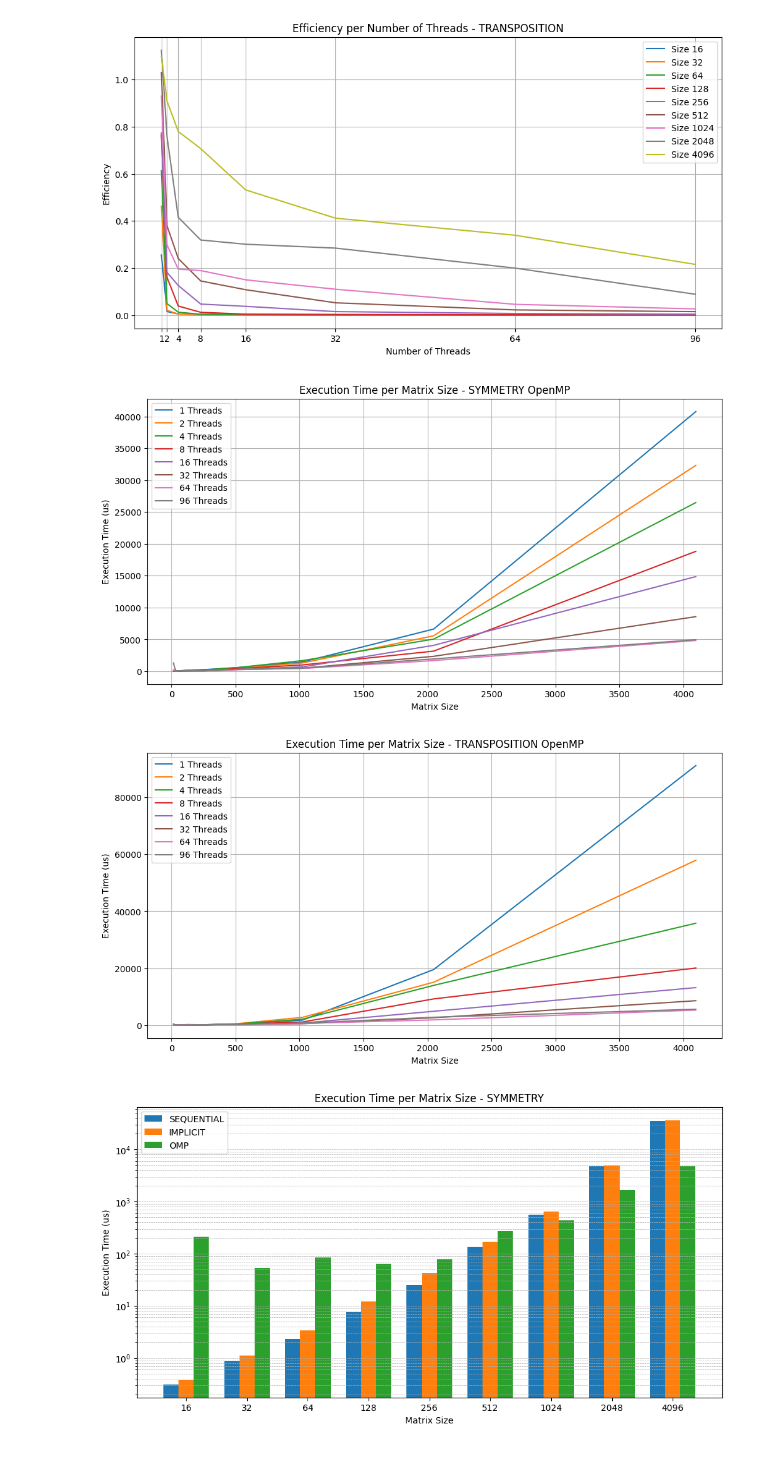
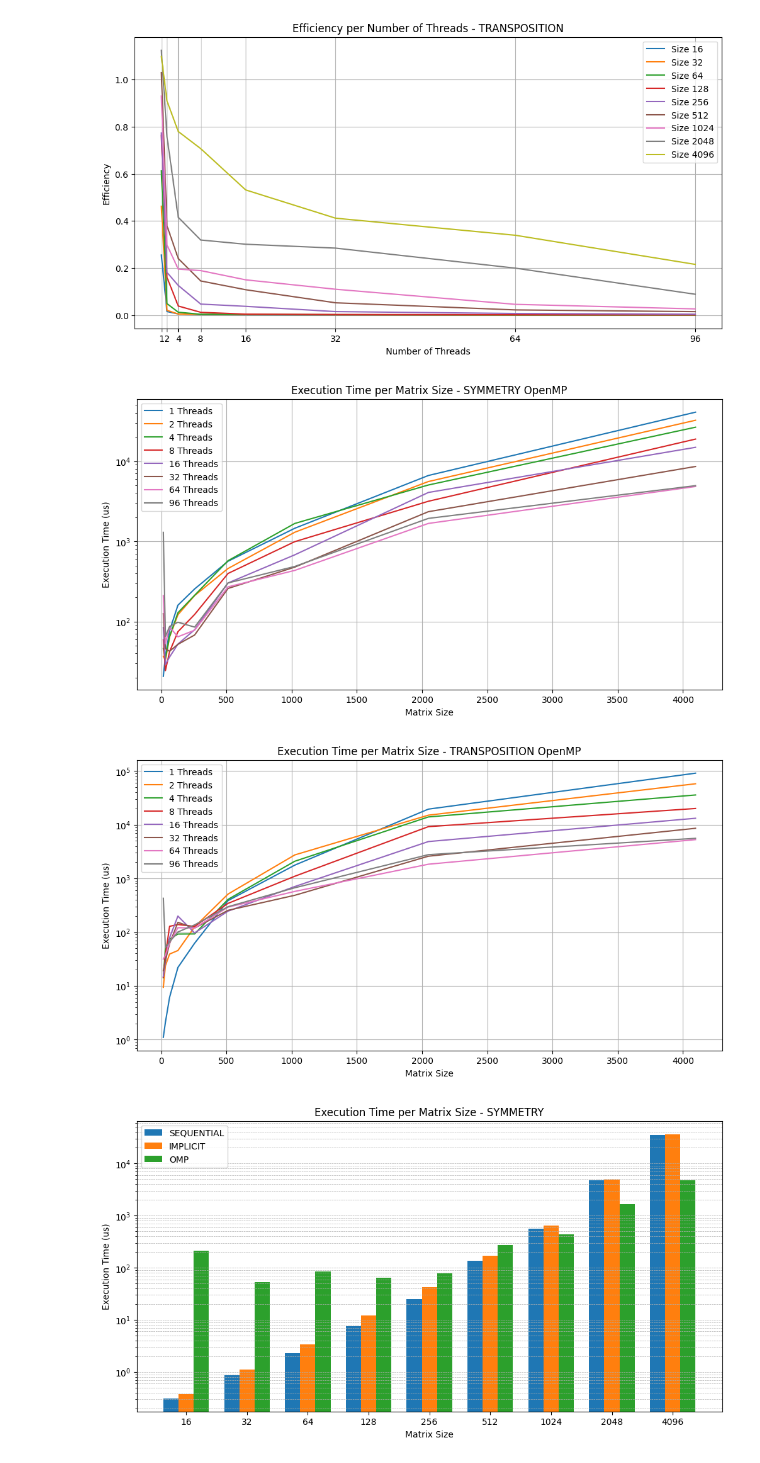
Before and after one commit to chiarasabaini/parco-homework, a Jupyter notebook: src/performance_analysis.ipynb, the cells around one changed output. Cells and saved outputs as stored; diff of their text form; code cells hidden in the pictures.

```diff
--- a/src/performance_analysis.ipynb
+++ b/src/performance_analysis.ipynb
@@ -149,6 +149,7 @@ def plot_exec_time_omp(df):
 
         plt.xlabel("Matrix Size")
         plt.ylabel("Execution Time (us)")
+        plt.yscale("log")
         plt.title(f"Execution Time per Matrix Size - {func} OpenMP")
         plt.legend()
         plt.grid(True)
@@ -166,34 +167,34 @@ def plot_barplot(df, title):
     bar_width = 2
     group_spacing = 2
     x_values = np.arange(len(df_by_thread["Matrix Size"].unique())) * (3 * bar_width + group_spacing)
 
     plt.figure(figsize=(12, 6))
     # use row index as x values
     plt.xticks(x_values, omp["Matrix Size"])
     plt.xlabel("Matrix Size")
     plt.ylabel("Execution Time (us)")
     plt.yscale("log")
     plt.title(f"Execution Time per Matrix Size - {title}")
     plt.bar(x_values - bar_width, seq["Execution Time"] * 1e6, bar_width, label=("SEQUENTIAL"))
     plt.bar(x_values, implicit["Execution Time"] * 1e6, bar_width, label=("IMPLICIT"))
     plt.bar(x_values + bar_width, omp["Execution Time"] * 1e6, bar_width, label=("OMP"))
     plt.legend()
     plt.grid(True, which='both', axis='y', ls="--", linewidth=0.5, zorder=0)
     plt.savefig(f"{output_path}/exec_time_{title}.png")
     # plt.show()
 
 def plot_execution_time(df):
     df_symmetry = df[df["Function"] == "SYMMETRY"]
     df_transposition = df[df["Function"] == "TRANSPOSITION"]
 
     plot_exec_time_omp(df_symmetry)
     plot_exec_time_omp(df_transposition)
     plot_barplot(df_symmetry, "SYMMETRY")
     plot_barplot(df_transposition, "TRANSPOSITION")
 
 plot_execution_time(df)
 # %% [output]
-[figure, old version]
+[figure, new version]
-[figure, old version]
+[figure, new version]
 [figure]
 [figure]
```
Also changed, not shown: 6 other files.
